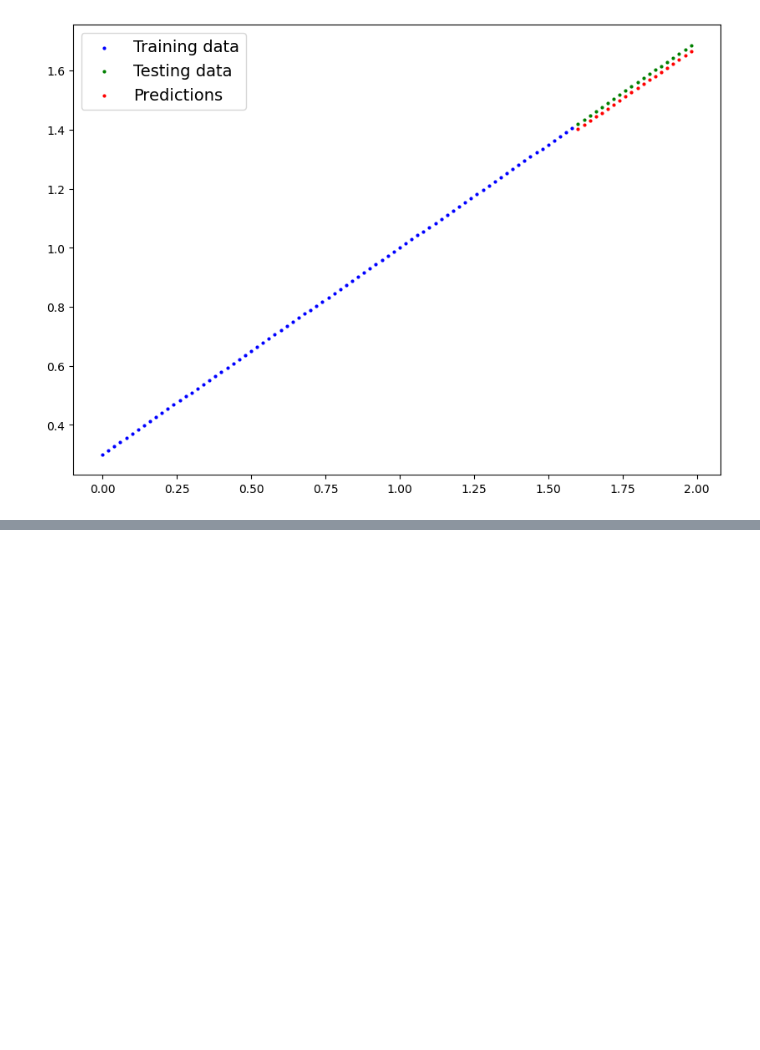
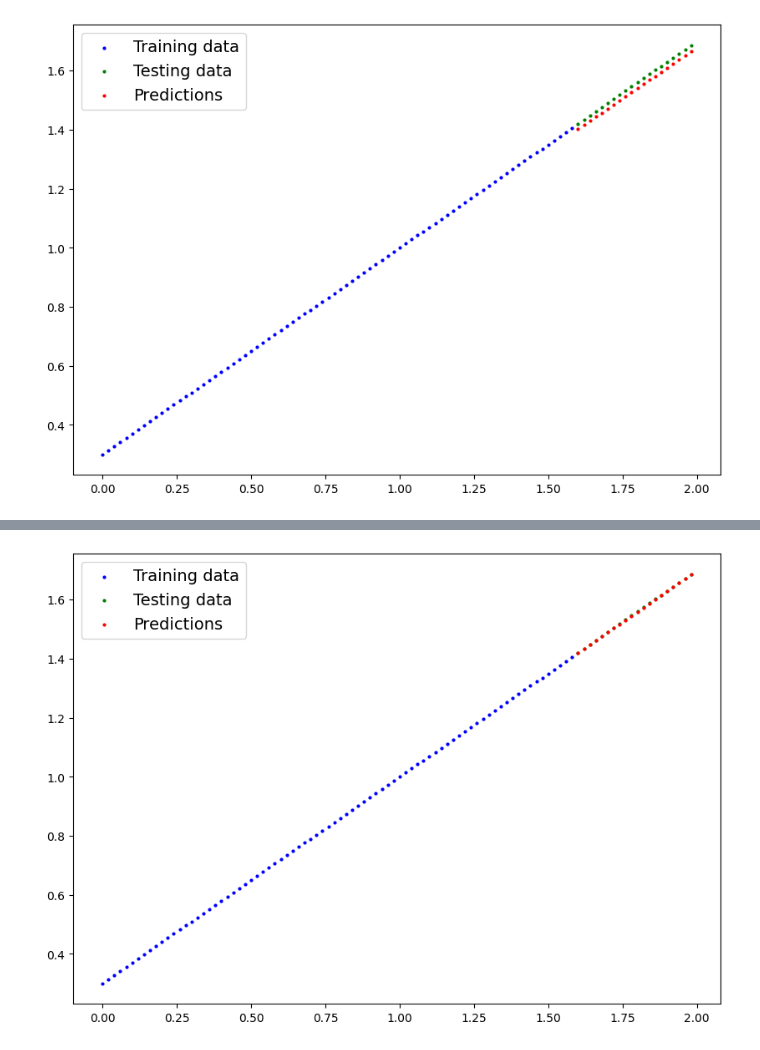
Before and after one commit to silvestr3/pytorch-tutorial, a Jupyter notebook: Pytorch_Tutorial.ipynb, the cells around one changed output, grey strips where cells are left out. Cells and saved outputs as stored; diff of their text form; code cells hidden in the pictures; blank space fills up the shorter version.

```diff
--- a/Pytorch_Tutorial.ipynb
+++ b/Pytorch_Tutorial.ipynb
@@ -362,0 +402,15 @@ plot_predictions(predictions=y_predictions)
+# %%
+# To reduce the loss to zero, in this example, it is possible to modify the learnning rate,
+# so that the optimizer can find the correct values for the parameters:
+
+for g in optimizer.param_groups:
+  g['lr'] = 0.001 # Modifying the learning rate manually
+
+# Running the training loop a few more times to try to reach zero loss
+train_loop(10)
+with torch.inference_mode():
+  y_train4 = model_0(X_test)
+
+plot_predictions(predictions=y_train4)
+# %% [output]
+[figure, added]
```
Also changed, not shown: parts of 7 cells of this notebook.
